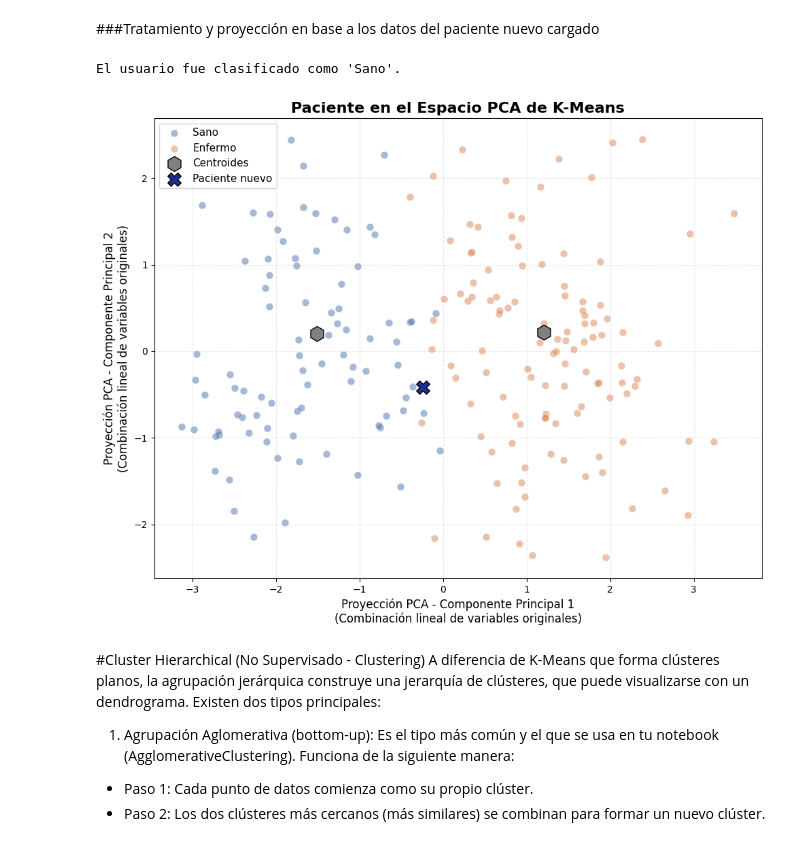
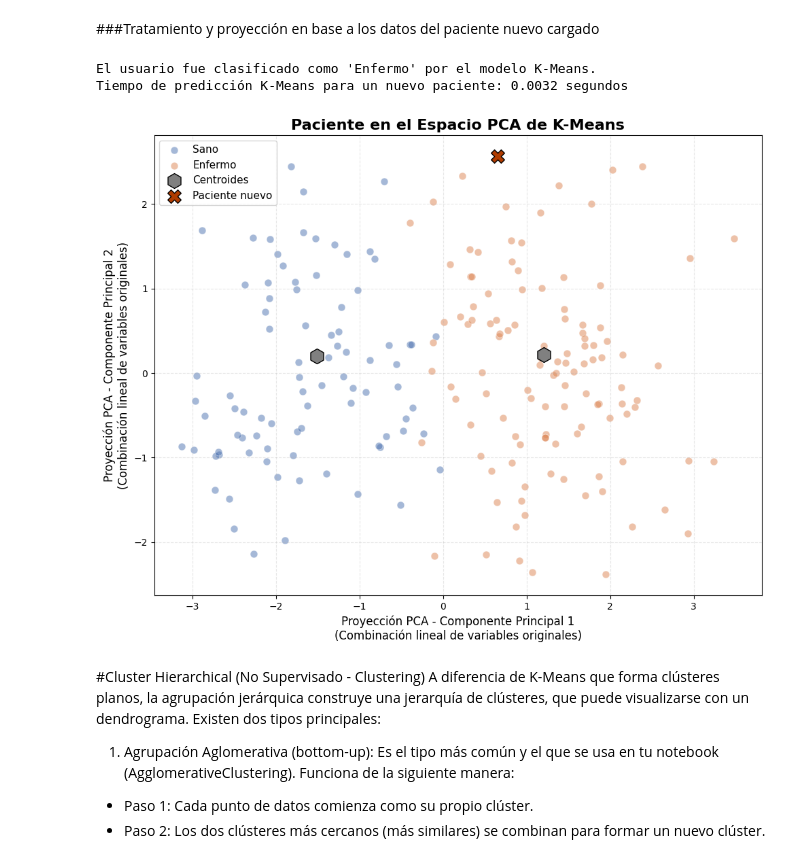
Before and after one commit to IvanRavarotto/ModelosNoSupervisados, a Jupyter notebook: ModelosNoSupervisados.ipynb, the cells around one changed output. Saved outputs shown, nothing was run; the diff lists cells and outputs as text; code cells hidden in the pictures.

Commit message:
Últimos arreglos a los comentarios, ordenamiento del código, comparación de los modelos y conclusión.

```diff
--- a/ModelosNoSupervisados.ipynb
+++ b/ModelosNoSupervisados.ipynb
@@ -31,9 +31,9 @@ PresionArterial = 174     # @param {type:"slider", min:50, max:250, step:1}
 Clesterol = 321           # @param {type:"slider", min:0, max:700, step:1}
 Glucemia = "1"            # @param ["0", "1"]
 Electrocardiograma = "1"  # @param ["0", "1", "2", "3"]
-FrecuenciaCardiacaMaxima = 112  # @param {type:"slider", min:60, max:250, step:1}
+FrecuenciaCardiacaMaxima = 215  # @param {type:"slider", min:60, max:250, step:1}
 AnginaDePecho = "1"       # @param ["0", "1"]
-Depresion = 1.3           # @param {type:"slider", min:0.1, max:7, step:0.1}
+Depresion = 5           # @param {type:"slider", min:0.1, max:7, step:0.1}
 Pendiente = "1"           # @param ["0", "1", "2", "3"]
 VasosCAfectados = "1"     # @param ["0", "1", "2", "3"]
 
@@ -217,53 +216,60 @@ datos_usuario_escalado = datos_usuario.copy()
 datos_usuario_escalado[columnas_numericas] = scaler.transform(datos_usuario[columnas_numericas])
 
 
-# Predicción del grupo del usuario con el modelo ya entrenado
-grupo_usuario = kmeans.predict(datos_usuario_escalado)
+# Predicción del grupo del usuario con el modelo K-Means ya entrenado
+start_time_predict_single_kmeans = time.time()
+grupo_usuario_kmeans = kmeans.predict(datos_usuario_escalado)
+end_time_predict_single_kmeans = time.time()
+prediction_time_kmeans_single_patient = end_time_predict_single_kmeans - start_time_predict_single_kmeans
 
 # Interpretación del resultado
 # Usamos el mapeo de clúster a etiqueta verdadera para una interpretación más clara
-etiqueta_interpretada = cluster_mapping_kmeans[grupo_usuario[0]]
+etiqueta_interpretada_kmeans = cluster_mapping_kmeans[grupo_usuario_kmeans[0]]
 
-if etiqueta_interpretada == 1:
-    print(f"El usuario fue clasificado como 'Enfermo'.")
+if etiqueta_interpretada_kmeans == 1:
+    print(f"El usuario fue clasificado como 'Enfermo' por el modelo K-Means.")
 else:
-    print(f"El usuario fue clasificado como 'Sano'.")
+    print(f"El usuario fue clasificado como 'Sano' por el modelo K-Means.")
+
+print(f"Tiempo de predicción K-Means para un nuevo paciente: {prediction_time_kmeans_single_patient:.4f} segundos")
 # %% [output]
-El usuario fue clasificado como 'Sano'.
+El usuario fue clasificado como 'Enfermo' por el modelo K-Means.
+Tiempo de predicción K-Means para un nuevo paciente: 0.0032 segundos
 # %%
 # Proyectar el paciente en el espacio PCA
 usuario_pca = pca.transform(datos_usuario_escalado.values)
 
 # Crear gráfico
 plt.figure(figsize=(10, 8))
 
-# Grupo 0
+# Sanos
 plt.scatter(X_test_pca[predicted_labels_kmeans == 0, 0], X_test_pca[predicted_labels_kmeans == 0, 1],
             s=60, c='#4C72B0', label='Sano', alpha=0.5, edgecolors='white', linewidths=0.5)
 
-# Grupo 1
+# Enfermos
 plt.scatter(X_test_pca[predicted_labels_kmeans == 1, 0], X_test_pca[predicted_labels_kmeans == 1, 1],
             s=60, c='#DD8452', label='Enfermo', alpha=0.5, edgecolors='white', linewidths=0.5)
 
 # Centroides
 plt.scatter(centros_pca[:, 0], centros_pca[:, 1],
             s=250, c='gray', marker='h', edgecolor='black', label='Centroides')
 
 # Paciente nuevo (color más intenso según grupo asignado)
-color_usuario = '#1f2f90' if grupo_usuario[0] == 0 else '#b03c00'
+# Usar grupo_usuario_kmeans para determinar el color del paciente nuevo para K-Means
+color_usuario = '#1f2f90' if grupo_usuario_kmeans[0] == 0 else '#b03c00'
 plt.scatter(usuario_pca[0, 0], usuario_pca[0, 1],
             s=200, c=color_usuario, marker='X', edgecolor='black', label='Paciente nuevo')
 
 # Estética
 plt.title('Paciente en el Espacio PCA de K-Means', fontsize=16, fontweight='bold')
 plt.xlabel('Proyección PCA - Componente Principal 1\n(Combinación lineal de variables originales)', fontsize=12)
 plt.ylabel('Proyección PCA - Componente Principal 2\n(Combinación lineal de variables originales)', fontsize=12)
 plt.legend(frameon=True, fontsize=11)
 plt.grid(True, linestyle='--', alpha=0.3)
 plt.tight_layout()
 plt.show()
 # %% [output]
-[figure, old version]
+[figure, new version]
 # %% [markdown]
 #Cluster Hierarchical (No Supervisado - Clustering)
 A diferencia de K-Means que forma clústeres planos, la agrupación jerárquica construye una jerarquía de clústeres, que puede visualizarse con un dendrograma. Existen dos tipos principales:
```
Also changed, not shown: parts of 17 cells of this notebook.
